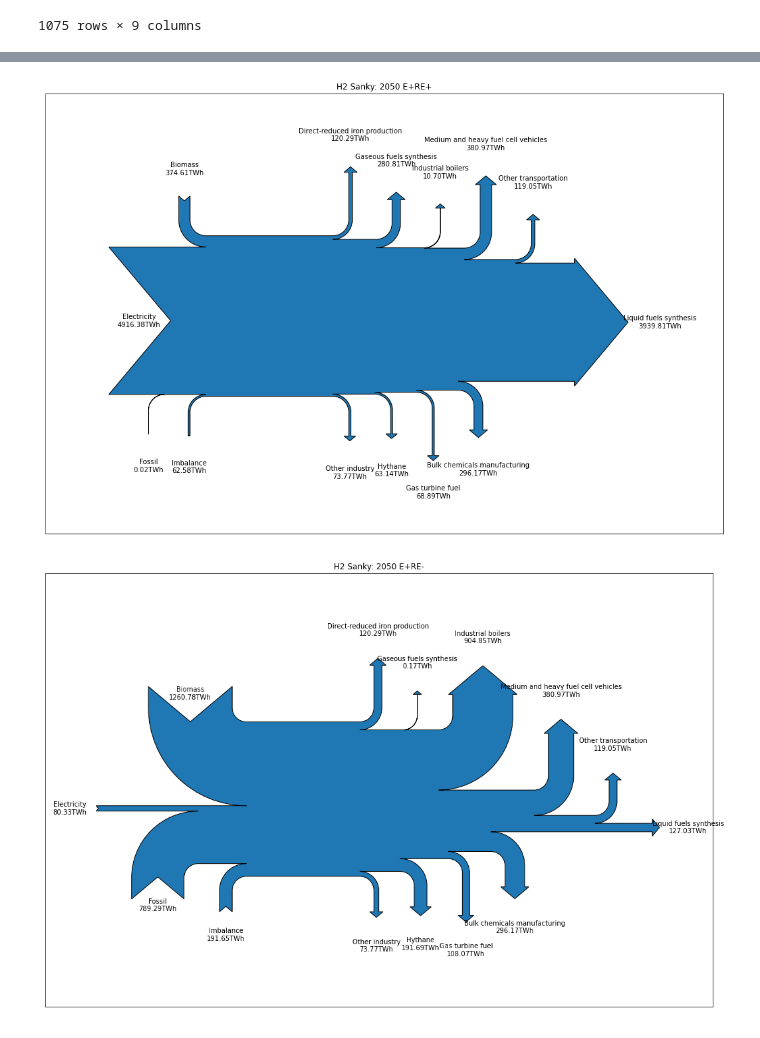
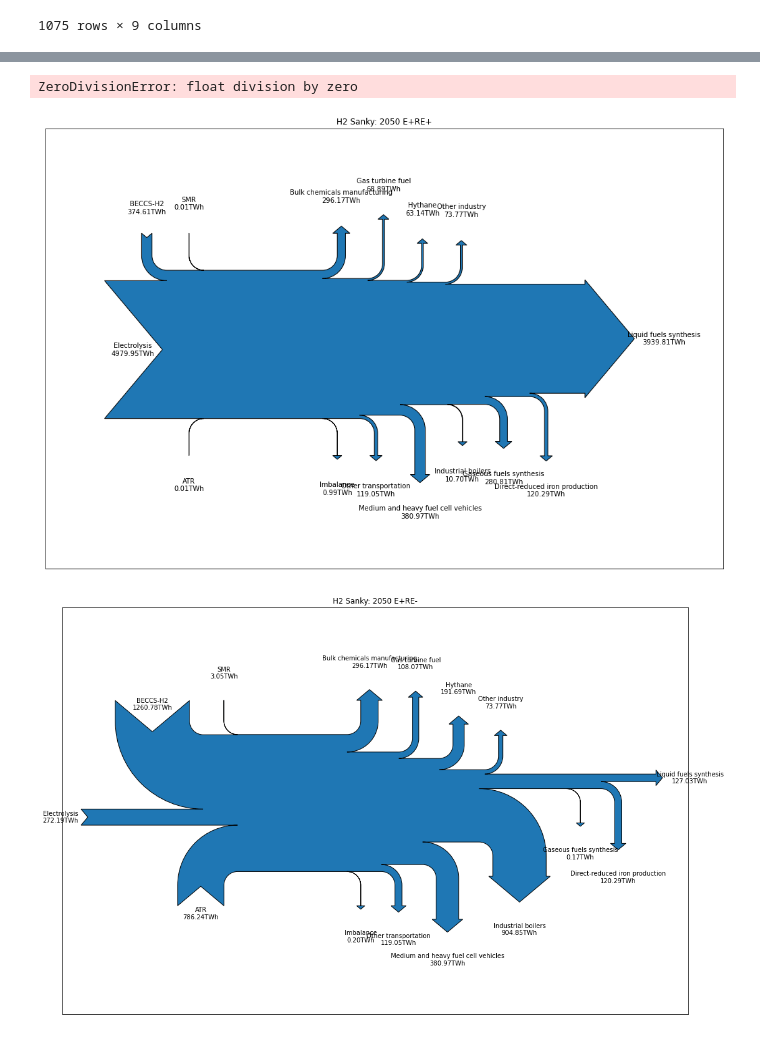
Before and after one commit to truggles/nca5_mitigation, a Jupyter notebook: PNZA_Sankys.ipynb, the cells around one changed output, grey strips where cells are left out. Cells and saved outputs as stored; diff of their text form; code cells hidden in the pictures.

```diff
--- a/PNZA_Sankys.ipynb
+++ b/PNZA_Sankys.ipynb
@@ -64,17 +64,16 @@ def sanky(year=2050, scenario='E+RE+'):
         if np.isnan(value):
             continue
         if 'Hydrogen' in fl2:
-            print(f"{idx}, {fl2}, {fl3}, {var_name}, {value} {unit}/1000")
             #or 'h2' in var_name or 'H2' in var_name or 'hydrogen' in var_name or 'Hydrogen' in var_name:
             #print(df.loc[idx])
-            #if 'Production' in fl3:
-            if 'By source' in fl3:
-                val = value * GWh_per_PJ
+            if 'Production' in fl3:
+            #if 'By source' in fl3:
+                val = value
                 flows.append(val)
                 tot += val
                 pos += val
-                labels.append(var_name.replace('By source - ',''))
-                if labels[-1] == 'Electricity':
+                labels.append(var_name.replace('Production - ',''))
+                if labels[-1] == 'Electrolysis':
                     orientations.append(0)
                 else:
                     orientations.append( rotate[cnt%2 - 1])
@@ -91,6 +90,7 @@ def sanky(year=2050, scenario='E+RE+'):
             else:
                 continue
             raw.append(df.loc[idx, 'value'])
+            print(f"{idx}, {fl2}, {fl3}, {var_name}, {value} {unit}/1000")
             appended = False
             for V in ['iron', 'Gaseous fuel synthesis', 'fuel cell vehicles', 'turbine']:
                 if V in var_name:
@@ -124,6 +124,7 @@ def sanky(year=2050, scenario='E+RE+'):
 
 sanky(2050, 'E+RE+')
 sanky(2050, 'E+RE-')
+sanky(2050, 'REF')
 sanky(2020, 'REF')
 # %% [output]
 2050: E+RE+
@@ -146,2 +147,3 @@ sanky(2020, 'REF')
+ZeroDivisionError: float division by zero
-[figure, old version]
+[figure, new version]
-[figure, old version]
+[figure, new version]
```
Also changed, not shown: parts of 1 cell of this notebook.
